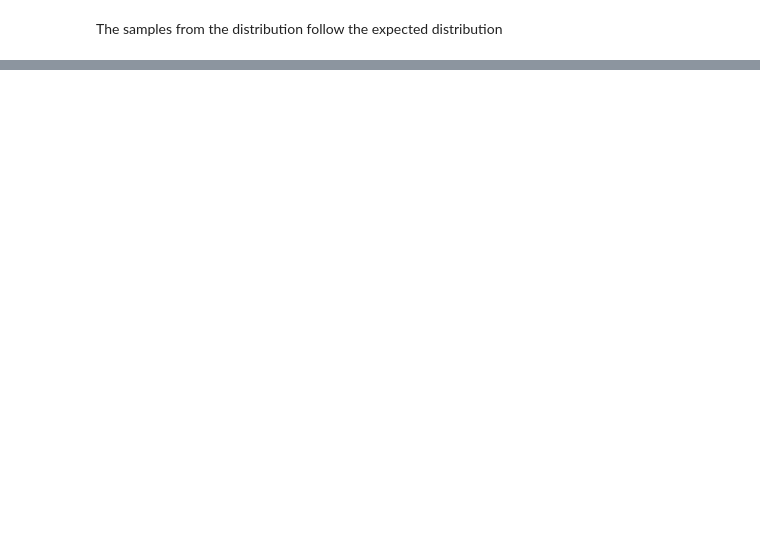
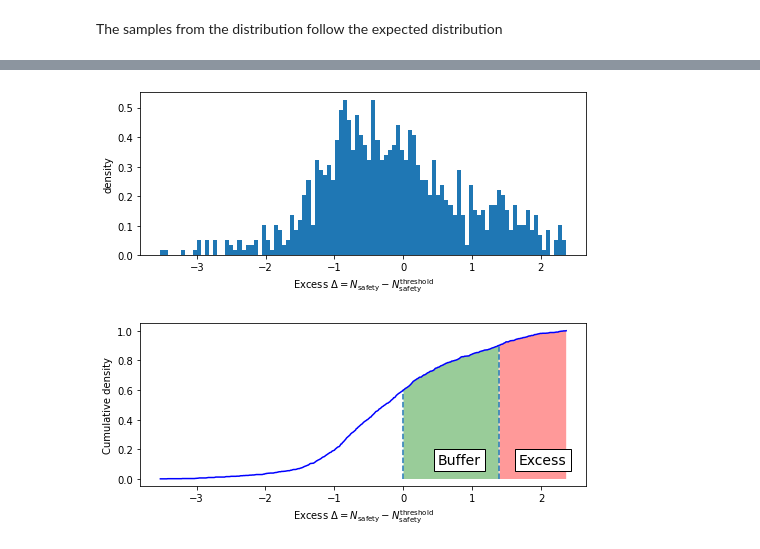
Before and after one commit to sed-group/mvmlib, a Jupyter notebook: docs/source/notebooks/TRS_example.ipynb, the cells around one changed output, grey strips where cells are left out. Saved outputs shown, nothing was run; the diff lists cells and outputs as text; code cells hidden in the pictures; blank space fills up the shorter version.

```diff
--- a/docs/source/notebooks/TRS_example.ipynb
+++ b/docs/source/notebooks/TRS_example.ipynb
@@ -234,0 +252,12 @@ behaviour.view()
+# %%
+# this is the n_safety model
+class B1(Behaviour):
+    def __call__(self,T1,T2):
+        # Compute for given inputs
+        sim.reset()
+        _,aggregate,_ = sim.compute(np.array([[T1,T2],]), normalize=True)
+        behaviour = Distribution(aggregate,lb=lb[-1],ub=ub[-1])
+        self.decided_value = behaviour()
+
+b1 = B1('B1')
+behaviours = [b1,]
@@ -234,0 +267,4 @@ behaviour.view()
+# %%
+# Defining a MarginNode object
+e1 = MarginNode('E1',type='must_exceed')
+margin_nodes = [e1,]
@@ -234,0 +274,20 @@ behaviour.view()
+# %%
+# Defining a MarginNetwork object
+class MAN(MarginNetwork):
+    def forward(self):
+
+        Requirement()
+        threshold()
+
+        # retrieve MAN components
+        s1 = self.input_specs[0] # stochastic
+        s2 = self.input_specs[1] # stochastic
+        s3 = self.input_specs[2] # stochastic
+        b1 = self.behaviours[0]
+        e1 = self.margin_nodes[0]
+
+        # Execute behaviour models
+        b1(s1(),s2())
+        e1(b1.decided_value,s3())
+
+man = MAN([],input_specs,[],behaviours,margin_nodes,'MAN_1')
@@ -234,0 +297,11 @@ behaviour.view()
+# %%
+for n in range(1000):
+    man.forward()
+
+e1.view(xlabel='Excess $\Delta = N_\mathrm{safety} - \
+    N_\mathrm{safety}^\mathrm{threshold}$')
+e1.view_cdf(xlabel='Excess $\Delta = N_\mathrm{safety} - \
+    N_\mathrm{safety}^\mathrm{threshold}$')
+# %% [output]
+[figure, added]
+[figure, added]
```
Also changed, not shown: parts of 15 cells of this notebook, 11 other files.
